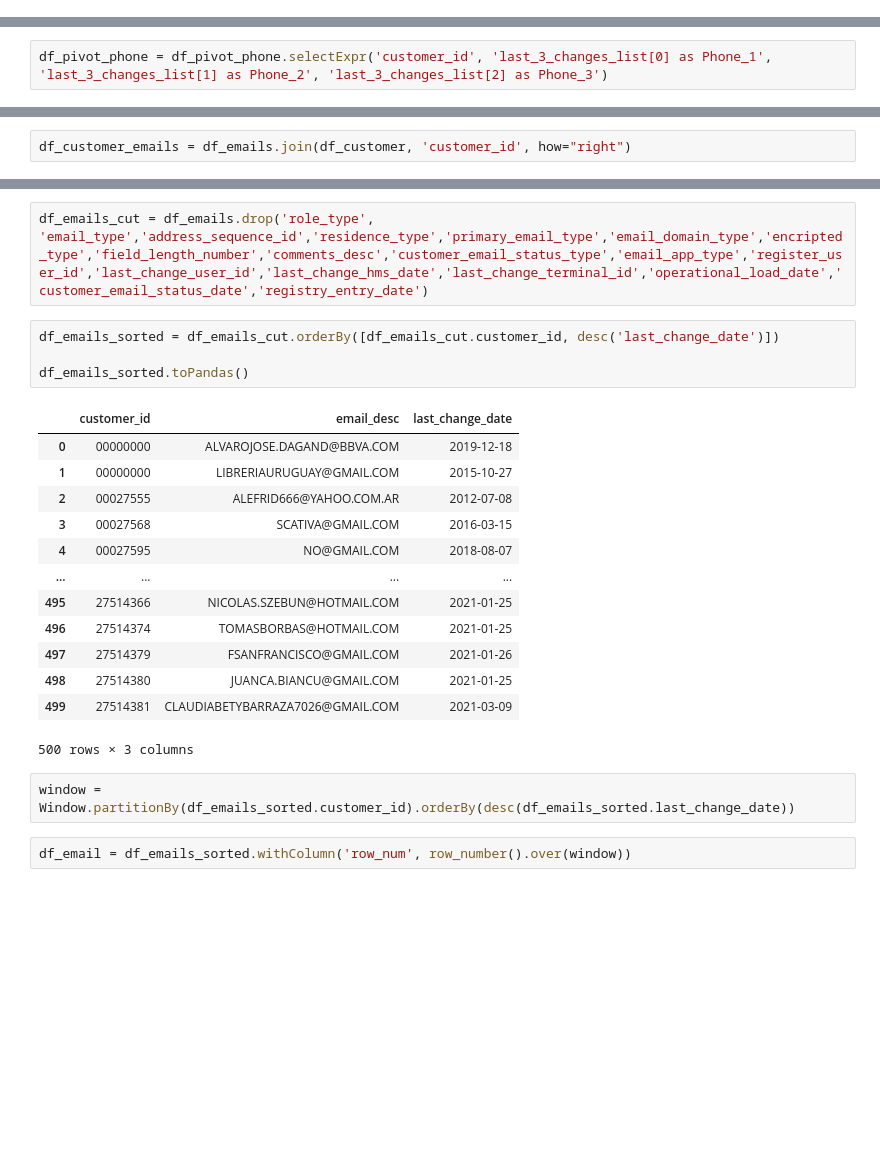
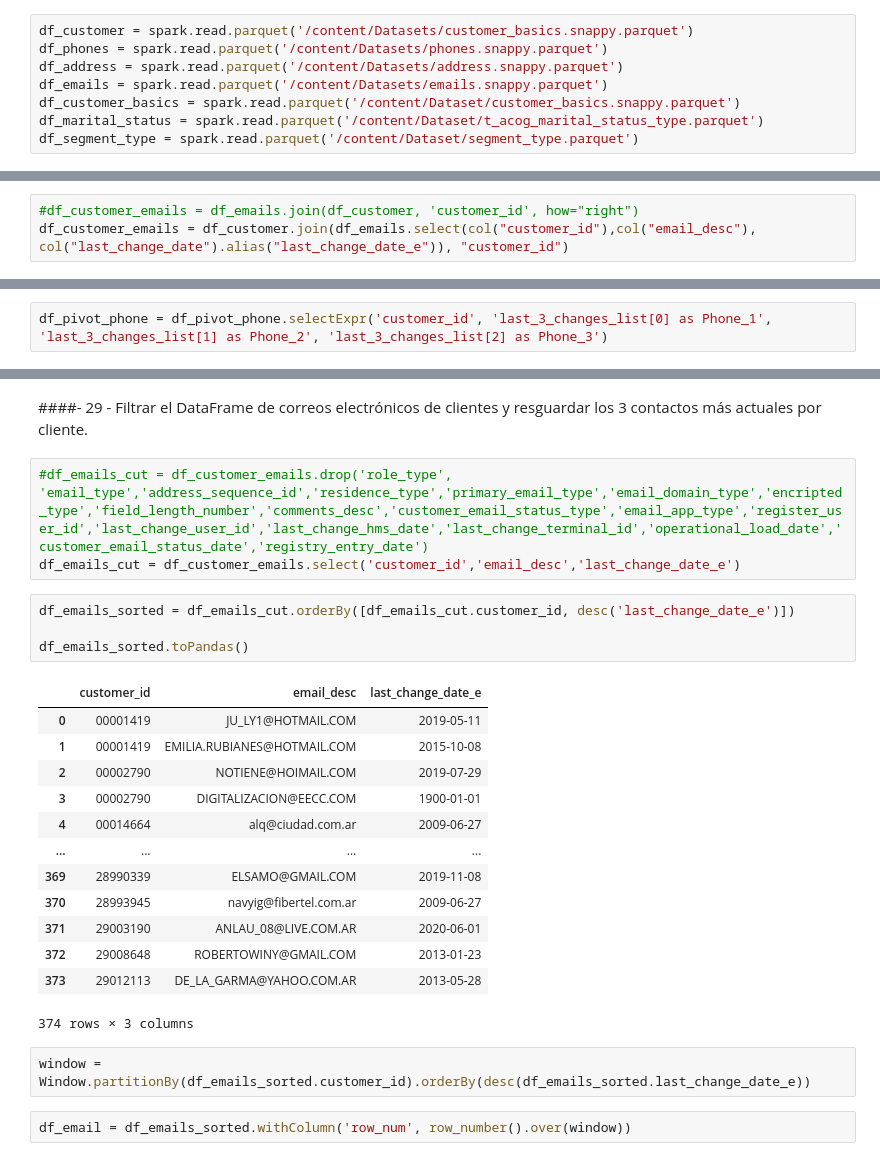
Before and after one commit to iGhostlp/Albus, a Jupyter notebook: Proyecto_BBVA.ipynb, the cells around one changed output, grey strips where cells are left out. Saved outputs shown, nothing was run; the diff lists cells and outputs as text; blank space fills up the shorter version.

```diff
--- a/Proyecto_BBVA.ipynb
+++ b/Proyecto_BBVA.ipynb
@@ -40 +53,9 @@ spark
+# %%
+df_customer = spark.read.parquet('/content/Datasets/customer_basics.snappy.parquet')
+df_phones = spark.read.parquet('/content/Datasets/phones.snappy.parquet')
+df_address = spark.read.parquet('/content/Datasets/address.snappy.parquet')
+df_emails = spark.read.parquet('/content/Datasets/emails.snappy.parquet')
+df_customer_basics = spark.read.parquet('/content/Dataset/customer_basics.snappy.parquet')
+df_marital_status = spark.read.parquet('/content/Dataset/t_acog_marital_status_type.parquet')
+df_segment_type = spark.read.parquet('/content/Dataset/segment_type.parquet')
 # %% [markdown]
@@ -53,0 +178,3 @@ from pyspark.sql.window import Window
+# %%
+#df_customer_emails = df_emails.join(df_customer, 'customer_id', how="right")
+df_customer_emails = df_customer.join(df_emails.select(col("customer_id"),col("email_desc"), col("last_change_date").alias("last_change_date_e")), "customer_id")
@@ -102,2 +364,0 @@ df_emails = spark.read.parquet('/content/Datasets/email.snappy.parquet')
-# %%
-df_customer_emails = df_emails.join(df_customer, 'customer_id', how="right")
@@ -106,25 +450,28 @@ df_customer_emails = df_emails.join(df_customer, 'customer_id', how="right")
+# %% [markdown]
+####- 29 - Filtrar el DataFrame de correos electrónicos de clientes  y resguardar los 3 contactos más actuales por cliente.
 # %%
-df_emails_cut = df_emails.drop('role_type', 'email_type','address_sequence_id','residence_type','primary_email_type','email_domain_type','encripted_type','field_length_number','comments_desc','customer_email_status_type','email_app_type','register_user_id','last_change_user_id','last_change_hms_date','last_change_terminal_id','operational_load_date','customer_email_status_date','registry_entry_date')
+#df_emails_cut = df_customer_emails.drop('role_type', 'email_type','address_sequence_id','residence_type','primary_email_type','email_domain_type','encripted_type','field_length_number','comments_desc','customer_email_status_type','email_app_type','register_user_id','last_change_user_id','last_change_hms_date','last_change_terminal_id','operational_load_date','customer_email_status_date','registry_entry_date')
+df_emails_cut = df_customer_emails.select('customer_id','email_desc','last_change_date_e')
 # %%
-df_emails_sorted = df_emails_cut.orderBy([df_emails_cut.customer_id, desc('last_change_date')])
+df_emails_sorted = df_emails_cut.orderBy([df_emails_cut.customer_id, desc('last_change_date_e')])
 
 df_emails_sorted.toPandas()
 # %% [output]
-|  | customer_id | email_desc | last_change_date |
-| 0 | 00000000 | ALVAROJOSE.DAGAND@BBVA.COM | 2019-12-18 |
-| 1 | 00000000 | LIBRERIAURUGUAY@GMAIL.COM | 2015-10-27 |
-| 2 | 00027555 | ALEFRID666@YAHOO.COM.AR | 2012-07-08 |
-| 3 | 00027568 | SCATIVA@GMAIL.COM | 2016-03-15 |
-| 4 | 00027595 | NO@GMAIL.COM | 2018-08-07 |
+|  | customer_id | email_desc | last_change_date_e |
+| 0 | 00001419 | JU_LY1@HOTMAIL.COM | 2019-05-11 |
+| 1 | 00001419 | EMILIA.RUBIANES@HOTMAIL.COM | 2015-10-08 |
+| 2 | 00002790 | NOTIENE@HOIMAIL.COM | 2019-07-29 |
+| 3 | 00002790 | DIGITALIZACION@EECC.COM | 1900-01-01 |
+| 4 | 00014664 | alq@ciudad.com.ar | 2009-06-27 |
 | ... | ... | ... | ... |
-| 495 | 27514366 | NICOLAS.SZEBUN@HOTMAIL.COM | 2021-01-25 |
-| 496 | 27514374 | TOMASBORBAS@HOTMAIL.COM | 2021-01-25 |
-| 497 | 27514379 | FSANFRANCISCO@GMAIL.COM | 2021-01-26 |
-| 498 | 27514380 | JUANCA.BIANCU@GMAIL.COM | 2021-01-25 |
-| 499 | 27514381 | CLAUDIABETYBARRAZA7026@GMAIL.COM | 2021-03-09 |
+| 369 | 28990339 | ELSAMO@GMAIL.COM | 2019-11-08 |
+| 370 | 28993945 | navyig@fibertel.com.ar | 2009-06-27 |
+| 371 | 29003190 | ANLAU_08@LIVE.COM.AR | 2020-06-01 |
+| 372 | 29008648 | ROBERTOWINY@GMAIL.COM | 2013-01-23 |
+| 373 | 29012113 | DE_LA_GARMA@YAHOO.COM.AR | 2013-05-28 |
-500 rows × 3 columns
+374 rows × 3 columns
 # %%
-window = Window.partitionBy(df_emails_sorted.customer_id).orderBy(desc(df_emails_sorted.last_change_date))
+window = Window.partitionBy(df_emails_sorted.customer_id).orderBy(desc(df_emails_sorted.last_change_date_e))
 # %%
 df_email = df_emails_sorted.withColumn('row_num', row_number().over(window))
 # %%
```
Also changed, not shown: parts of 123 cells of this notebook.
